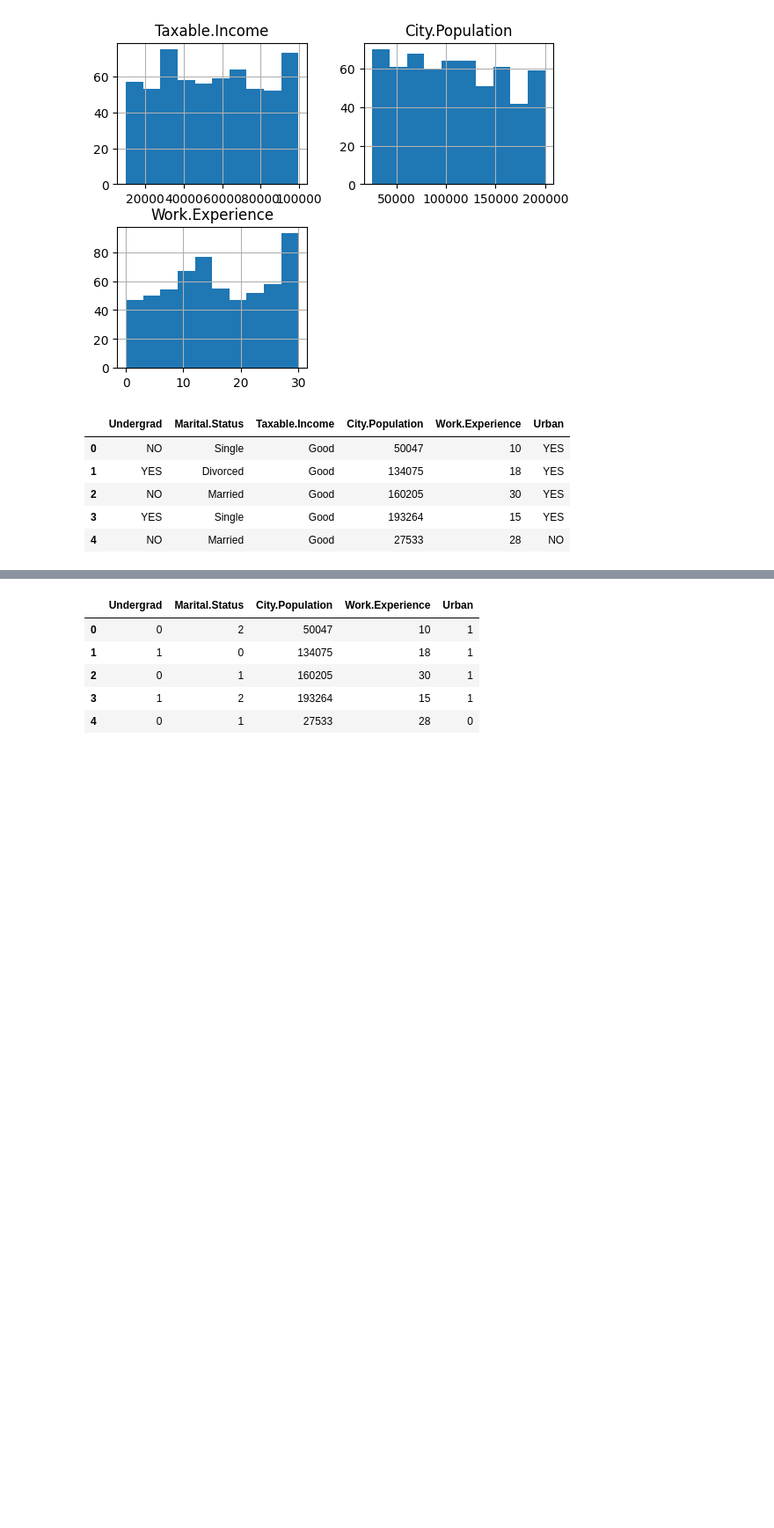
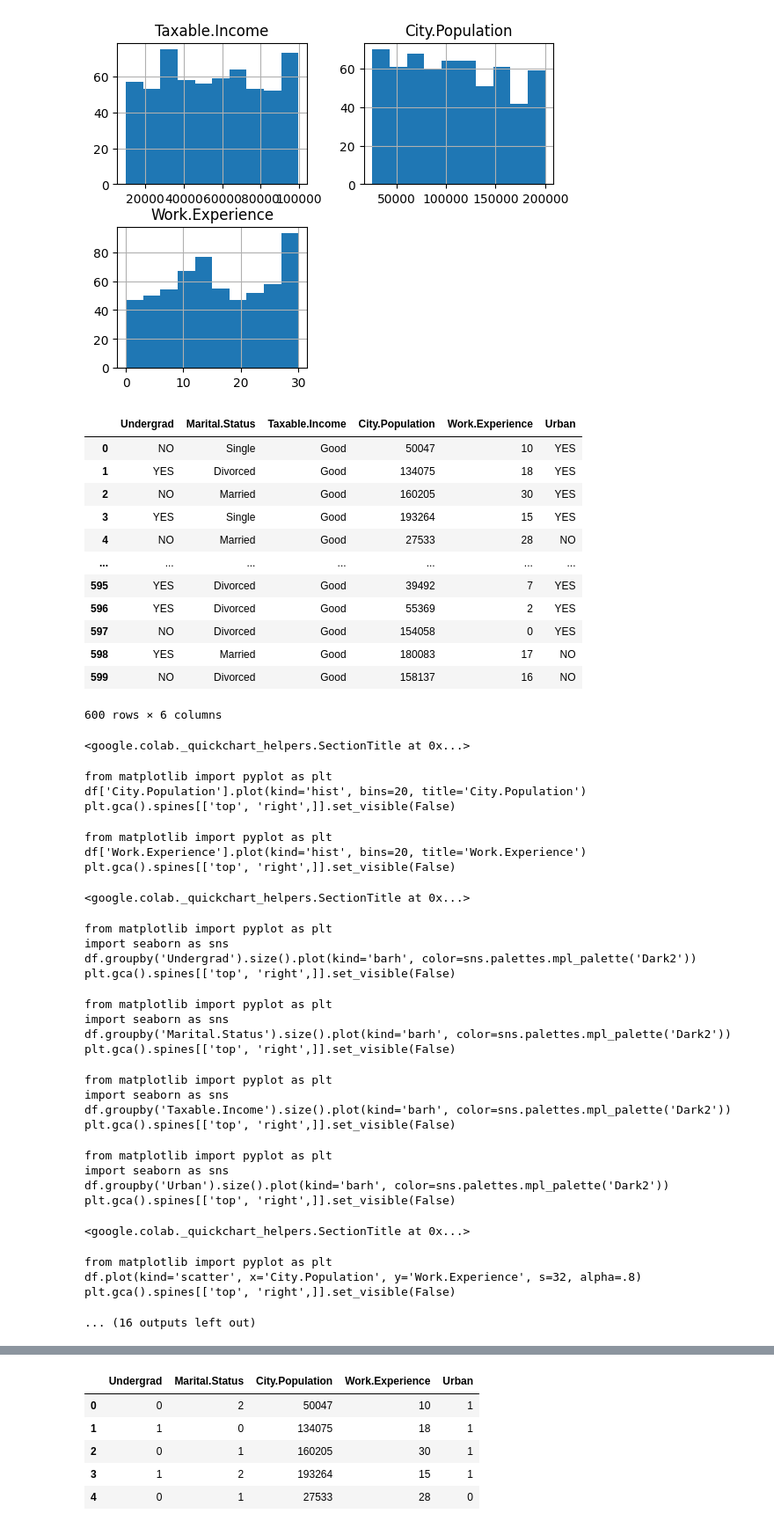
Before and after one commit to RNSHDeepika7/Assignments, a Jupyter notebook: Decision_tree_assgnt.ipynb, the cells around one changed output, grey strips where cells are left out. Shown at 88% size. Drawn from its saved outputs; the diff is of its cells as text; code cells hidden in the pictures; blank space fills up the shorter version.

```diff
--- a/Decision_tree_assgnt.ipynb
+++ b/Decision_tree_assgnt.ipynb
@@ -251,11 +447,47 @@ memory usage: 28.2+ KB
 # %%
 import numpy as np
 df['Taxable.Income'] = np.where(df['Taxable.Income'] <= 30000, "Risky", "Good")
-df.head()
+df
 # %% [output]
 |  | Undergrad | Marital.Status | Taxable.Income | City.Population | Work.Experience | Urban |
 | 0 | NO | Single | Good | 50047 | 10 | YES |
 | 1 | YES | Divorced | Good | 134075 | 18 | YES |
 | 2 | NO | Married | Good | 160205 | 30 | YES |
 | 3 | YES | Single | Good | 193264 | 15 | YES |
 | 4 | NO | Married | Good | 27533 | 28 | NO |
+| ... | ... | ... | ... | ... | ... | ... |
+| 595 | YES | Divorced | Good | 39492 | 7 | YES |
+| 596 | YES | Divorced | Good | 55369 | 2 | YES |
+| 597 | NO | Divorced | Good | 154058 | 0 | YES |
+| 598 | YES | Married | Good | 180083 | 17 | NO |
+| 599 | NO | Divorced | Good | 158137 | 16 | NO |
+600 rows × 6 columns
+<google.colab._quickchart_helpers.SectionTitle at 0x...>
+from matplotlib import pyplot as plt
+df['City.Population'].plot(kind='hist', bins=20, title='City.Population')
+plt.gca().spines[['top', 'right',]].set_visible(False)
+from matplotlib import pyplot as plt
+df['Work.Experience'].plot(kind='hist', bins=20, title='Work.Experience')
+plt.gca().spines[['top', 'right',]].set_visible(False)
+<google.colab._quickchart_helpers.SectionTitle at 0x...>
+from matplotlib import pyplot as plt
+import seaborn as sns
+df.groupby('Undergrad').size().plot(kind='barh', color=sns.palettes.mpl_palette('Dark2'))
+plt.gca().spines[['top', 'right',]].set_visible(False)
+from matplotlib import pyplot as plt
+import seaborn as sns
+df.groupby('Marital.Status').size().plot(kind='barh', color=sns.palettes.mpl_palette('Dark2'))
+plt.gca().spines[['top', 'right',]].set_visible(False)
+from matplotlib import pyplot as plt
+import seaborn as sns
+df.groupby('Taxable.Income').size().plot(kind='barh', color=sns.palettes.mpl_palette('Dark2'))
+plt.gca().spines[['top', 'right',]].set_visible(False)
+from matplotlib import pyplot as plt
+import seaborn as sns
+df.groupby('Urban').size().plot(kind='barh', color=sns.palettes.mpl_palette('Dark2'))
+plt.gca().spines[['top', 'right',]].set_visible(False)
+<google.colab._quickchart_helpers.SectionTitle at 0x...>
+from matplotlib import pyplot as plt
+df.plot(kind='scatter', x='City.Population', y='Work.Experience', s=32, alpha=.8)
+plt.gca().spines[['top', 'right',]].set_visible(False)
+... (16 outputs left out)
```
Also changed, not shown: parts of 19 cells of this notebook.
